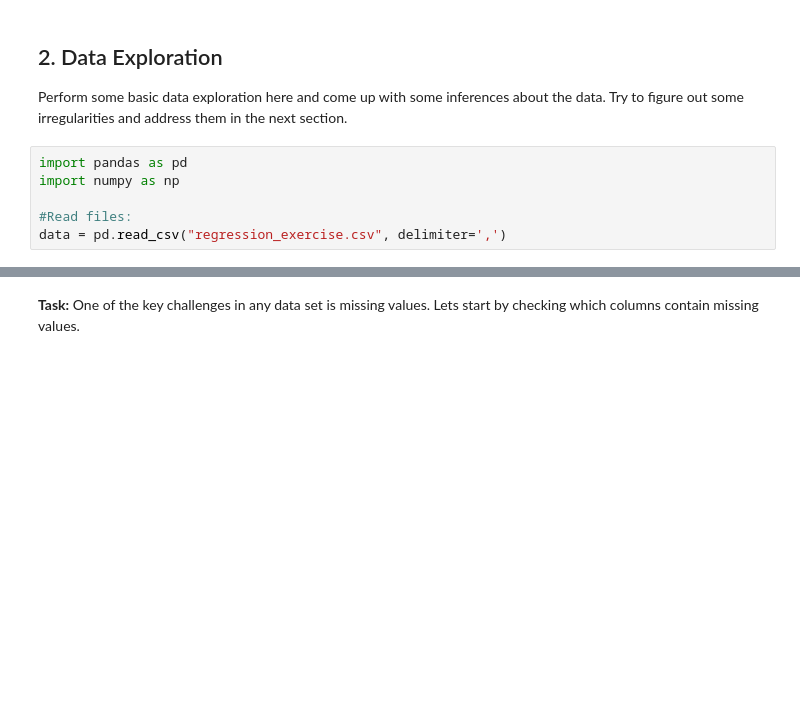
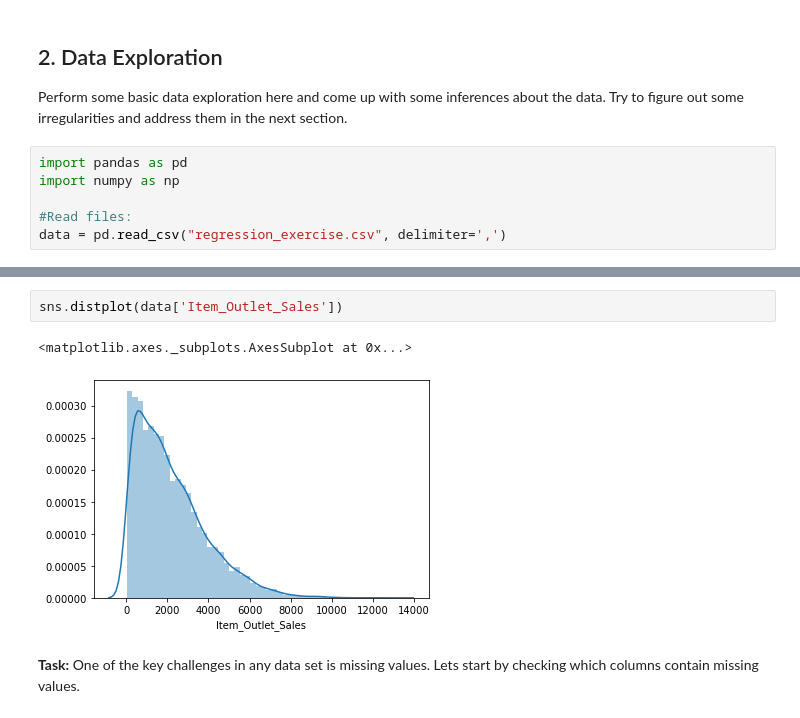
Before and after one commit to ryan-ferns/DS_auticon_week_3, a Jupyter notebook: data_prep_exercise.ipynb, the cells around one changed output, grey strips where cells are left out. Drawn from its saved outputs; the diff is of its cells as text; blank space fills up the shorter version.

```diff
--- a/data_prep_exercise.ipynb
+++ b/data_prep_exercise.ipynb
@@ -70,2 +139,7 @@ data = pd.read_csv("regression_exercise.csv", delimiter=',')
+# %%
+sns.distplot(data['Item_Outlet_Sales'])
+# %% [output]
+<matplotlib.axes._subplots.AxesSubplot at 0x...>
+[figure, added]
 # %% [markdown]
 **Task:** One of the key challenges in any data set is missing values. Lets start by checking which columns contain missing values.
```
Also changed, not shown: parts of 98 cells of this notebook.
